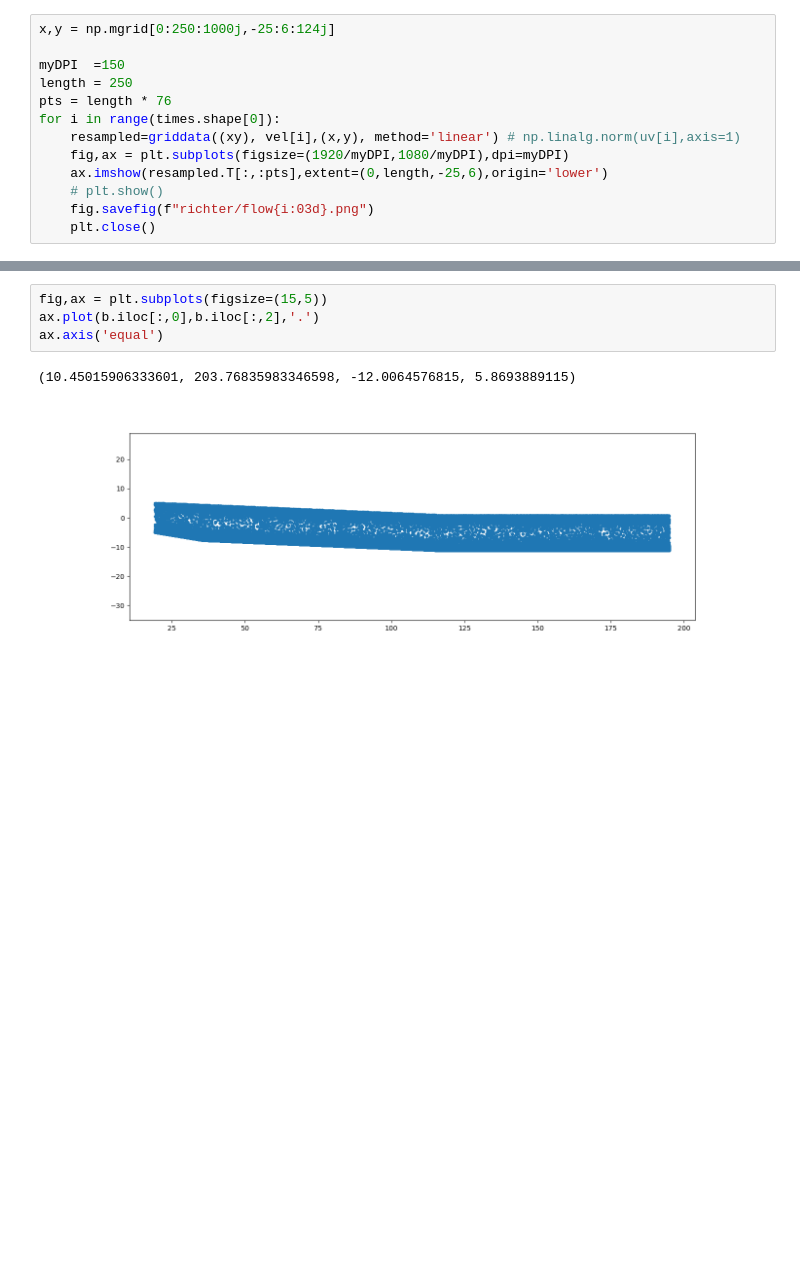
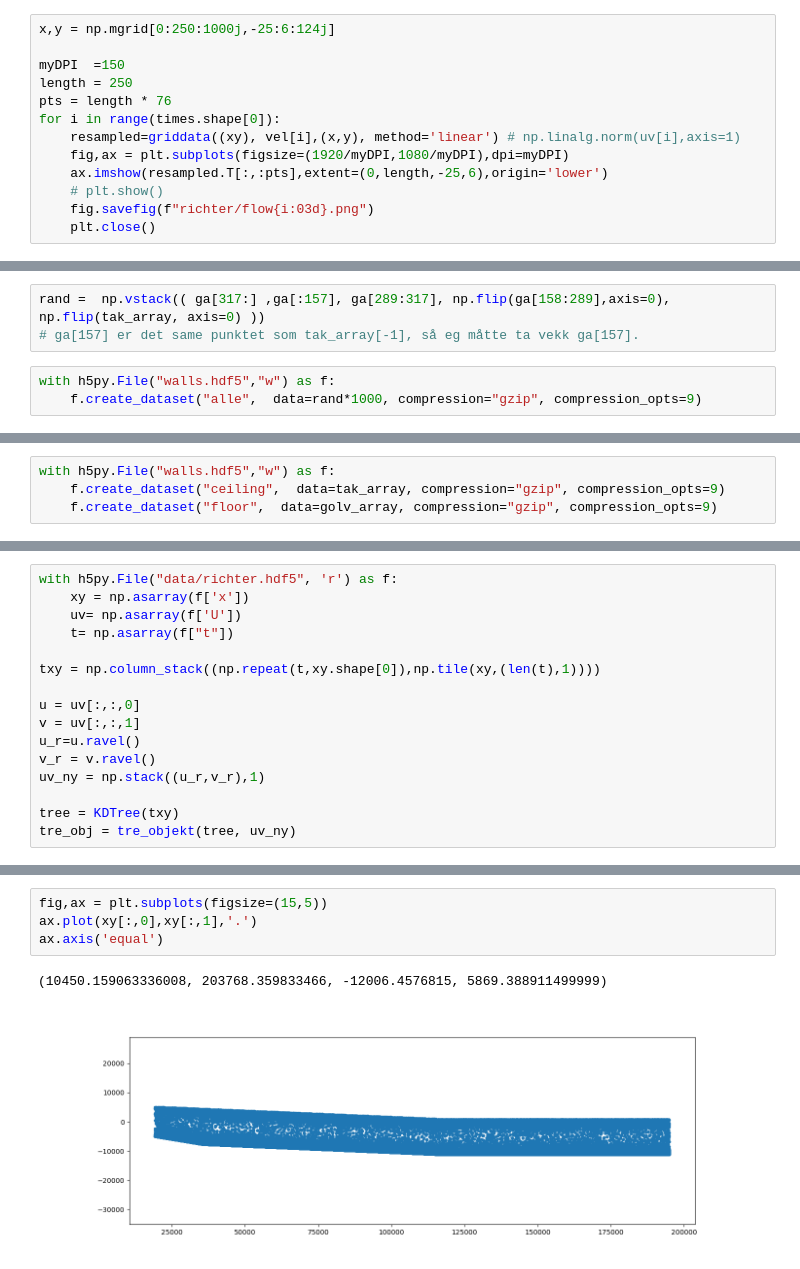
Before and after one commit to Havrevoll/Ribber, a Jupyter notebook: richter_analysar.ipynb, the cells around one changed output, grey strips where cells are left out. Drawn from its saved outputs; the diff is of its cells as text; blank space fills up the shorter version.

```diff
--- a/richter_analysar.ipynb
+++ b/richter_analysar.ipynb
@@ -80,0 +94,6 @@ b
+# %%
+rand =  np.vstack(( ga[317:] ,ga[:157], ga[289:317], np.flip(ga[158:289],axis=0), np.flip(tak_array, axis=0) ))
+# ga[157] er det same punktet som tak_array[-1], så eg måtte ta vekk ga[157].
+# %%
+with h5py.File("walls.hdf5","w") as f:
+    f.create_dataset("alle",  data=rand*1000, compression="gzip", compression_opts=9)
@@ -80,0 +141,4 @@ b
+# %%
+with h5py.File("walls.hdf5","w") as f:
+    f.create_dataset("ceiling",  data=tak_array, compression="gzip", compression_opts=9)
+    f.create_dataset("floor",  data=golv_array, compression="gzip", compression_opts=9)
@@ -80,0 +164,16 @@ b
+# %%
+with h5py.File("data/richter.hdf5", 'r') as f:
+    xy = np.asarray(f['x'])
+    uv= np.asarray(f['U'])
+    t= np.asarray(f["t"])
+
+txy = np.column_stack((np.repeat(t,xy.shape[0]),np.tile(xy,(len(t),1))))
+
+u = uv[:,:,0]
+v = uv[:,:,1]
+u_r=u.ravel()
+v_r = v.ravel()
+uv_ny = np.stack((u_r,v_r),1)
+
+tree = KDTree(txy)
+tre_obj = tre_objekt(tree, uv_ny)
@@ -81,7 +187,7 @@ b
 # %%
 fig,ax = plt.subplots(figsize=(15,5))
-ax.plot(b.iloc[:,0],b.iloc[:,2],'.')
+ax.plot(xy[:,0],xy[:,1],'.')
 ax.axis('equal')
 # %% [output]
-(10.45015906333601, 203.76835983346598, -12.0064576815, 5.8693889115)
+(10450.159063336008, 203768.359833466, -12006.4576815, 5869.388911499999)
-[figure, old version]
+[figure, new version]
```
Also changed, not shown: parts of 44 cells of this notebook, 8 other files.
